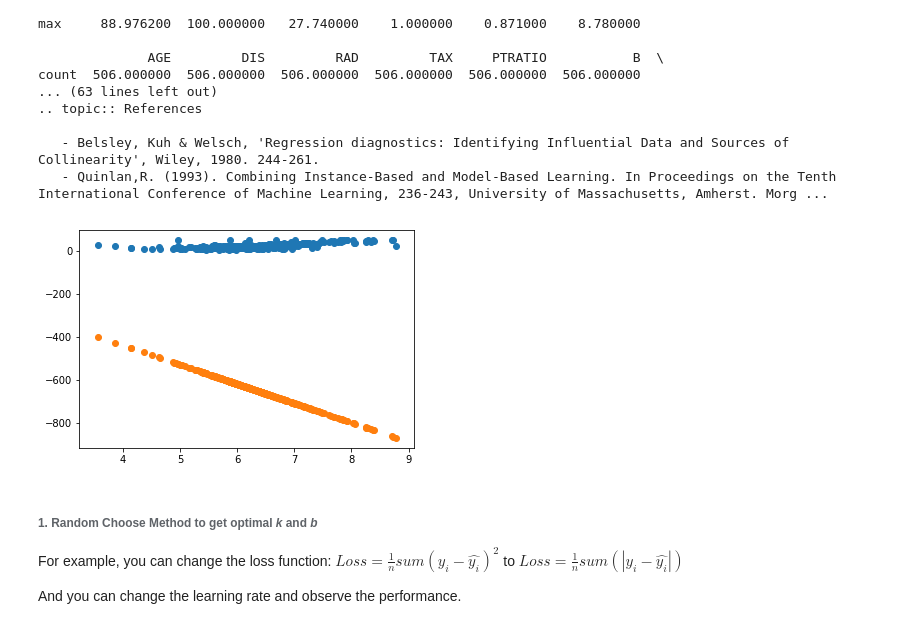
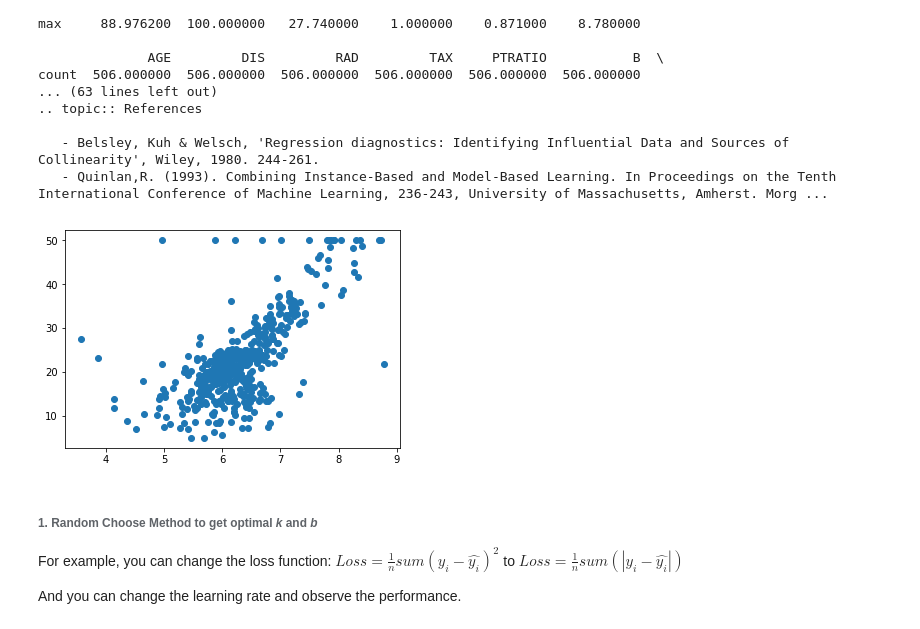
Before and after one commit to 1qq5/nlp, a Jupyter notebook: assignment/02/part I.ipynb, the cells around one changed output. Drawn from its saved outputs; the diff is of its cells as text; code cells hidden in the pictures.

```diff
--- a/assignment/02/part I.ipynb
+++ b/assignment/02/part I.ipynb
@@ -35,20 +35,20 @@ count  506.000000  506.000000  506.000000  506.000000  506.000000  506.000000
 # %%
 import random
 
 def price(rm, k, b):
     """f(x) = k * x + b"""
     return k * rm + b
 
 k = random.randint(-100, 100)
 b = random.randint(-100, 100)
 price_by_random_k_and_b = [price(r, k, b) for r in X]
 
 plt.scatter(X, y)
 # draw_rm_and_price()
-plt.scatter(X, price_by_random_k_and_b)
+# plt.scatter(X, price_by_random_k_and_b)
 plt.savefig("plot.png")
 # %% [output]
-[figure, old version]
+[figure, new version]
 # %% [markdown]
 ###### 1. Random Choose Method to get optimal *k* and *b*
 
```
Also changed, not shown: parts of 3 cells of this notebook, 4 other files.
